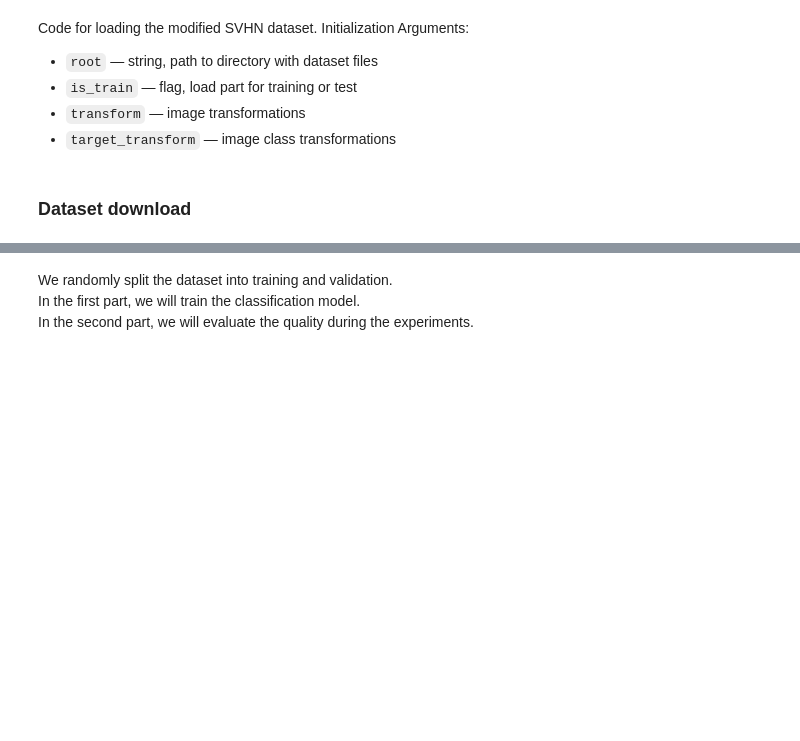
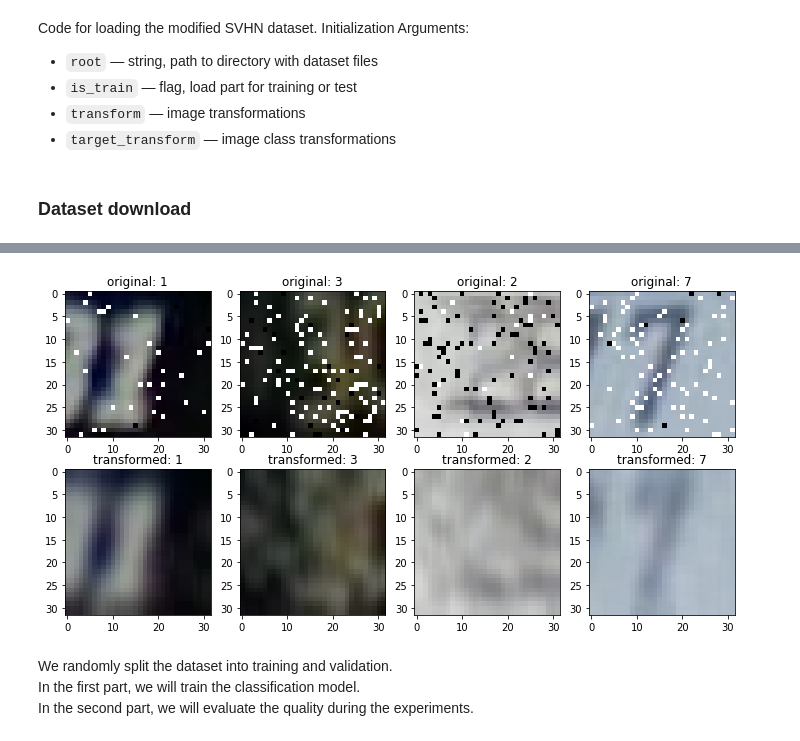
Before and after one commit to NickThe1/image-classification, a Jupyter notebook: classcnn.ipynb, the cells around one changed output, grey strips where cells are left out. Cells and saved outputs as stored; diff of their text form; code cells hidden in the pictures; blank space fills up the shorter version.

```diff
--- a/classcnn.ipynb
+++ b/classcnn.ipynb
@@ -158,0 +215,16 @@ data = SVHN(
+# %%
+blurrer = T.GaussianBlur(kernel_size=(5, 9), sigma=(0.1, 5))
+blurred_imgs = [blurrer(data[i][0]) for i in range(4)]
+
+figure = plt.figure(figsize=(12, 12))
+for i, img in enumerate(blurred_imgs):
+    figure.add_subplot(1, 4, i+1)
+    plt.title("transformed: " + str(data[i][1]))
+    plt.imshow(torch.moveaxis(img.squeeze(), 0, 2))
+
+for i in range(4):
+    figure.add_subplot(2, 4, i+1)
+    plt.title("original: " + str(data[i][1]))
+    plt.imshow(torch.moveaxis(data[i][0].squeeze(), 0, 2))
+# %% [output]
+[figure, added]
```
Also changed, not shown: parts of 17 cells of this notebook.
